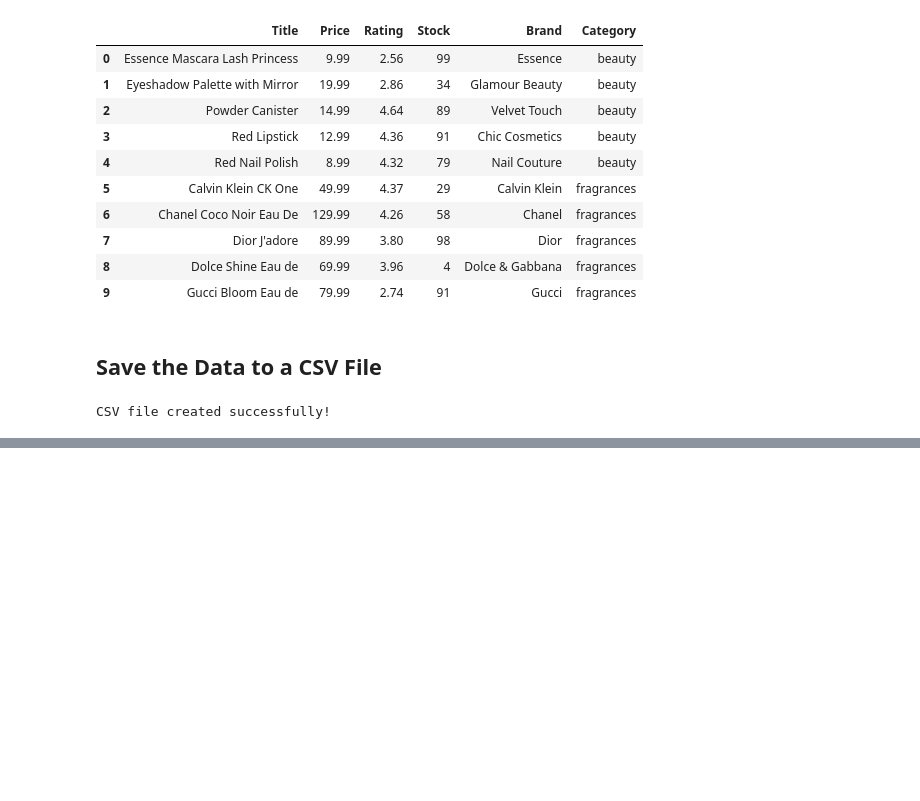
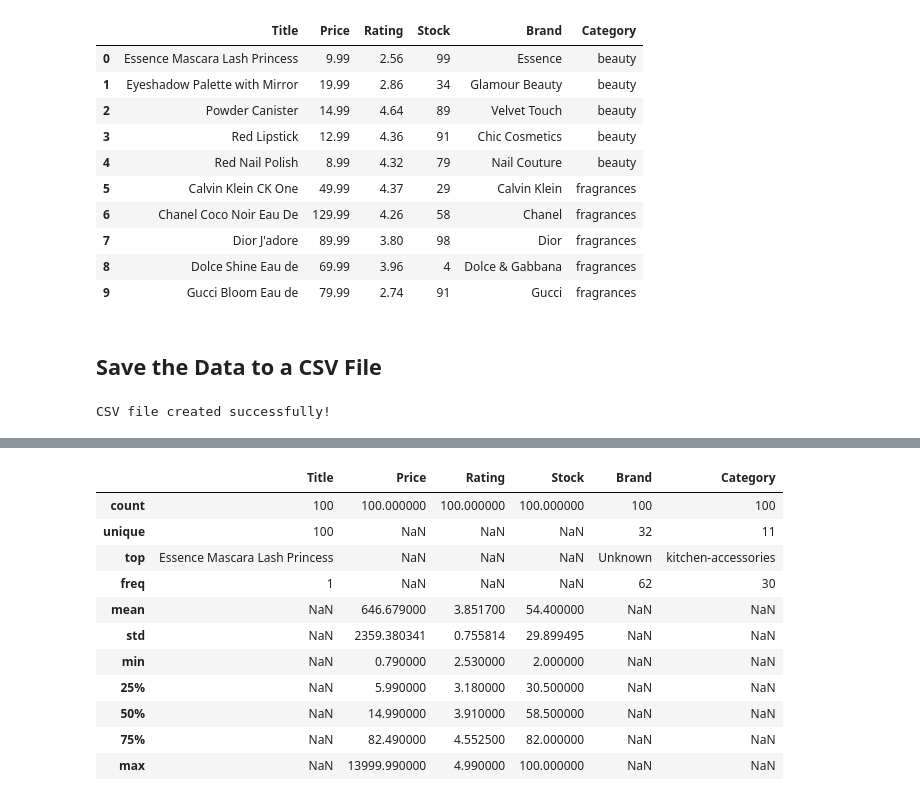
Before and after one commit to hrmah8/CSC221-hrmah8-GroupProject, a Jupyter notebook: CSC221-hrmah8-GroupProject.ipynb, the cells around one changed output, grey strips where cells are left out. Saved outputs shown, nothing was run; the diff lists cells and outputs as text; code cells hidden in the pictures; blank space fills up the shorter version.

```diff
--- a/CSC221-hrmah8-GroupProject.ipynb
+++ b/CSC221-hrmah8-GroupProject.ipynb
@@ -73,0 +82,15 @@ CSV file created successfully!
+# %%
+df.describe(include="all")
+# %% [output]
+|  | Title | Price | Rating | Stock | Brand | Category |
+| count | 100 | 100.000000 | 100.000000 | 100.000000 | 100 | 100 |
+| unique | 100 | NaN | NaN | NaN | 32 | 11 |
+| top | Essence Mascara Lash Princess | NaN | NaN | NaN | Unknown | kitchen-accessories |
+| freq | 1 | NaN | NaN | NaN | 62 | 30 |
+| mean | NaN | 646.679000 | 3.851700 | 54.400000 | NaN | NaN |
+| std | NaN | 2359.380341 | 0.755814 | 29.899495 | NaN | NaN |
+| min | NaN | 0.790000 | 2.530000 | 2.000000 | NaN | NaN |
+| 25% | NaN | 5.990000 | 3.180000 | 30.500000 | NaN | NaN |
+| 50% | NaN | 14.990000 | 3.910000 | 58.500000 | NaN | NaN |
+| 75% | NaN | 82.490000 | 4.552500 | 82.000000 | NaN | NaN |
+| max | NaN | 13999.990000 | 4.990000 | 100.000000 | NaN | NaN |
```
Also changed, not shown: parts of 9 cells of this notebook.
